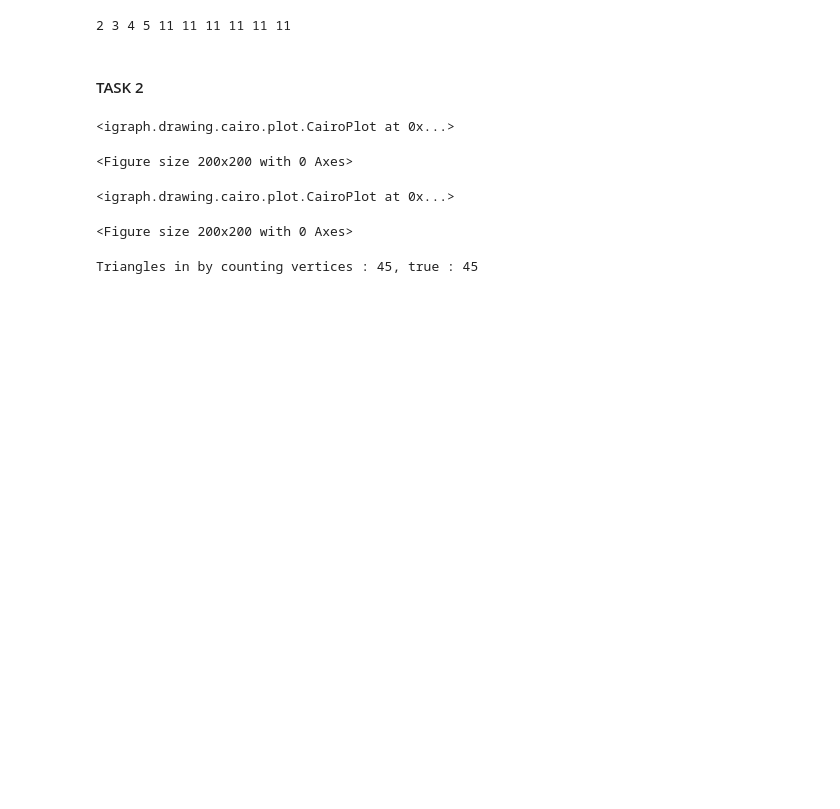
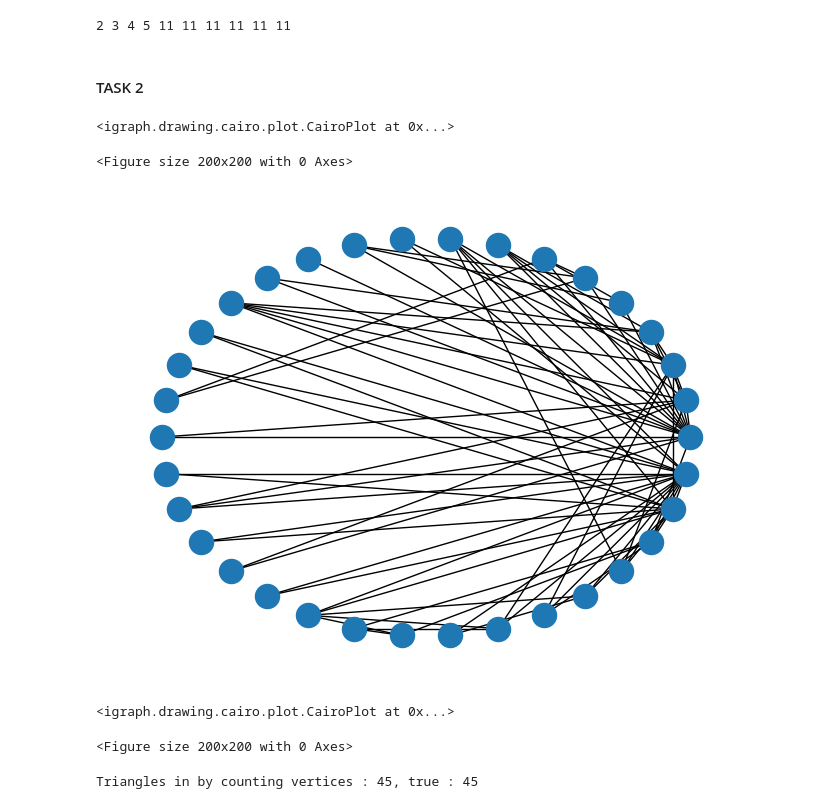
Before and after one commit to dmtrpolovnikov/network_analysis, a Jupyter notebook: practice_4.ipynb, the cells around one changed output. Cells and saved outputs as stored; diff of their text form; code cells hidden in the pictures; blank space fills up the shorter version.

```diff
--- a/practice_4.ipynb
+++ b/practice_4.ipynb
@@ -115,6 +115,11 @@ igraph.plot(G,
 # %% [output]
 <igraph.drawing.cairo.plot.CairoPlot at 0x...>
 <Figure size 200x200 with 0 Axes>
+# %%
+G = nx.karate_club_graph()
+nx.draw_circular(G)
+# %% [output]
+[figure, added]
 # %%
 # USE KARATE CLUB
 G = nx.karate_club_graph()
```
Also changed, not shown: 4 other files.
